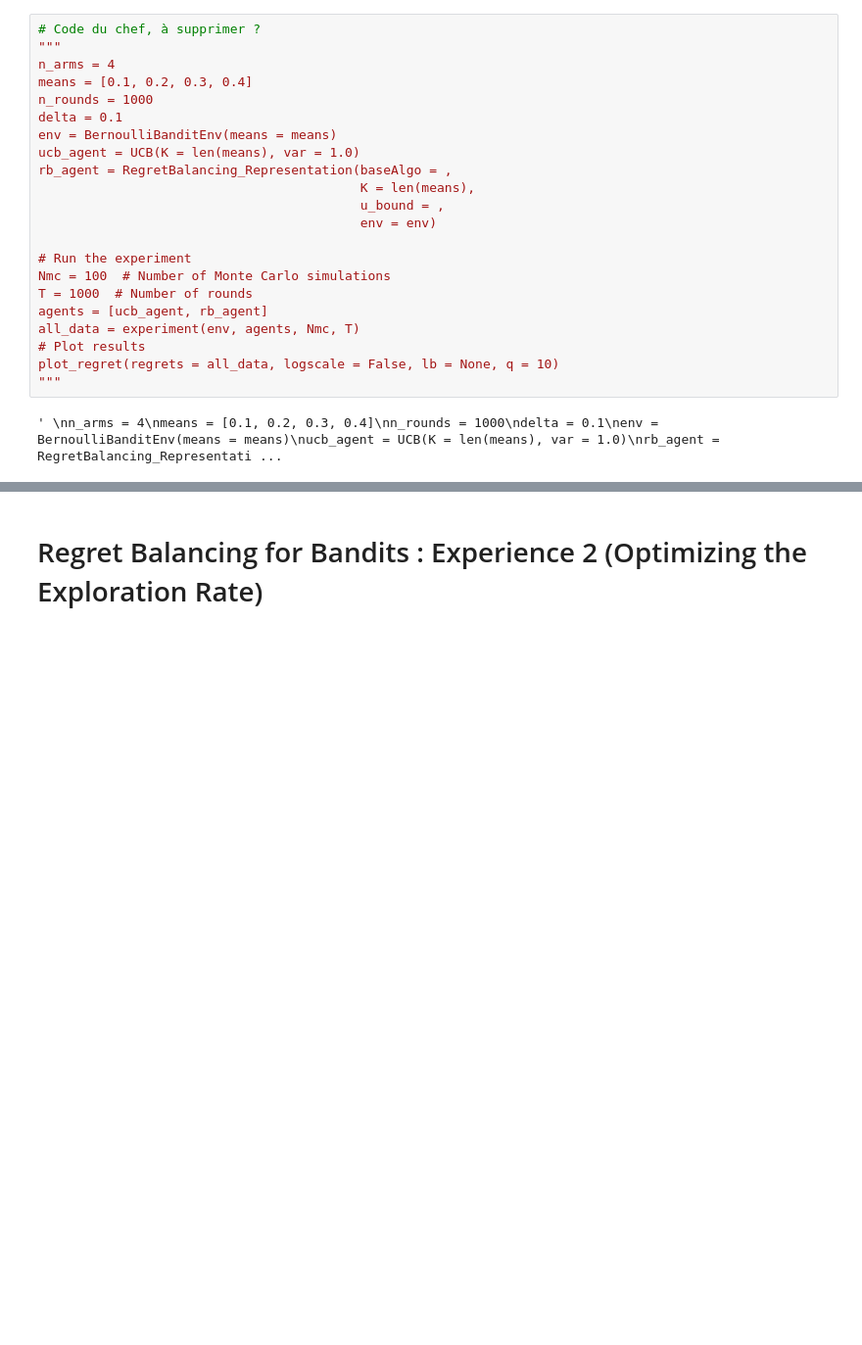
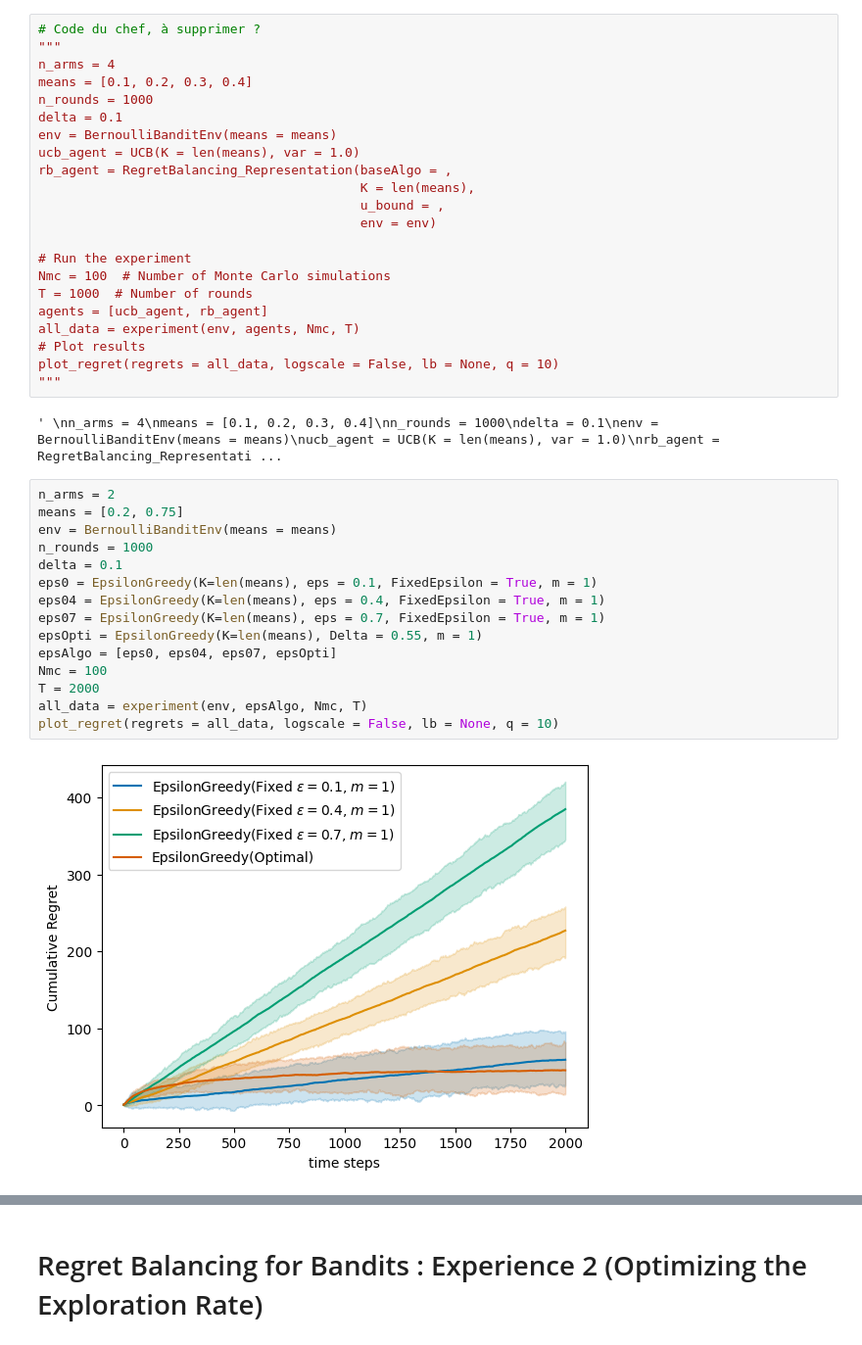
Before and after one commit to AugustinCablant/Advanced-ML, a Jupyter notebook: src/Notebook.ipynb, the cells around one changed output, grey strips where cells are left out. Shown at 98% size. Cells and saved outputs as stored; diff of their text form; blank space fills up the shorter version.

```diff
--- a/src/Notebook.ipynb
+++ b/src/Notebook.ipynb
@@ -42,6 +42,23 @@ plot_regret(regrets = all_data, logscale = False, lb = None, q = 10)
 """
 # %% [output]
 ' \nn_arms = 4\nmeans = [0.1, 0.2, 0.3, 0.4]\nn_rounds = 1000\ndelta = 0.1\nenv = BernoulliBanditEnv(means = means)\nucb_agent = UCB(K = len(means), var = 1.0)\nrb_agent = RegretBalancing_Representati ...
+# %%
+n_arms = 2
+means = [0.2, 0.75]
+env = BernoulliBanditEnv(means = means)
+n_rounds = 1000
+delta = 0.1
+eps0 = EpsilonGreedy(K=len(means), eps = 0.1, FixedEpsilon = True, m = 1)
+eps04 = EpsilonGreedy(K=len(means), eps = 0.4, FixedEpsilon = True, m = 1)
+eps07 = EpsilonGreedy(K=len(means), eps = 0.7, FixedEpsilon = True, m = 1)
+epsOpti = EpsilonGreedy(K=len(means), Delta = 0.55, m = 1)
+epsAlgo = [eps0, eps04, eps07, epsOpti]
+Nmc = 100
+T = 2000
+all_data = experiment(env, epsAlgo, Nmc, T)
+plot_regret(regrets = all_data, logscale = False, lb = None, q = 10)
+# %% [output]
+[figure, added]
 # %%
 n_arms = 2
 means = [0.2, 0.75]
```
Also changed, not shown: parts of 3 cells of this notebook.
